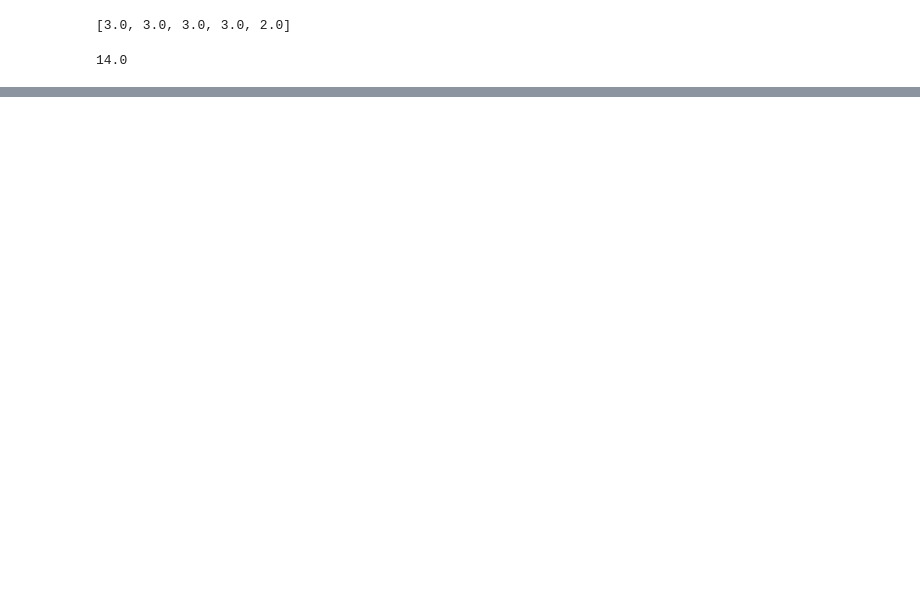
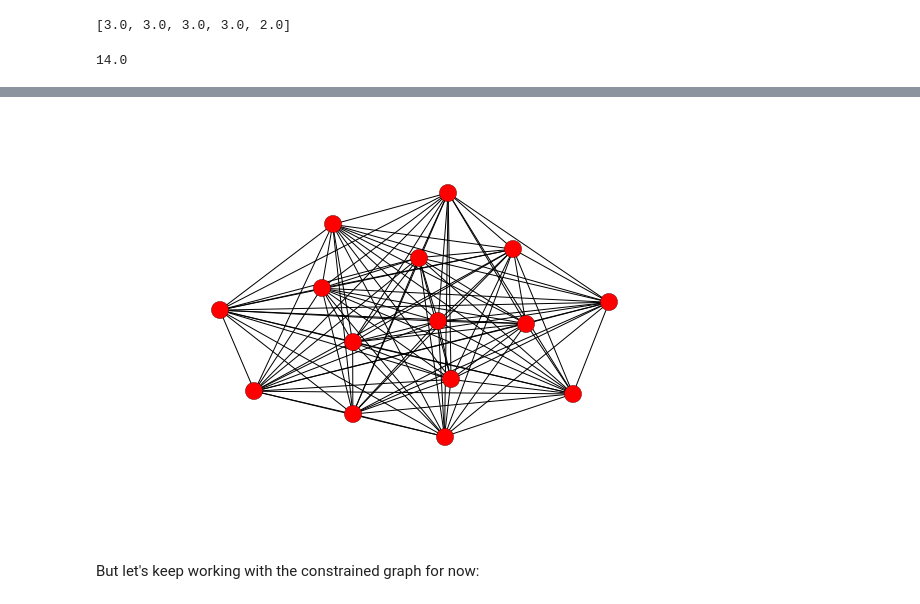
Before and after one commit to dhuppenkothen/AstroChairs, a Jupyter notebook: GraphicalConferenceSessions.ipynb, the cells around one changed output, grey strips where cells are left out. Drawn from its saved outputs; the diff is of its cells as text; code cells hidden in the pictures; blank space fills up the shorter version.

```diff
--- a/GraphicalConferenceSessions.ipynb
+++ b/GraphicalConferenceSessions.ipynb
@@ -970,0 +982,10 @@ That seems like it would take a long time.
+# %%
+G.remove_edges_from(G.edges())
+G = add_edges(G, labels=["topic1", "topic2"], hard_constraint=False,
+             min_importance=0.0, max_importance=0.9)
+# %%
+nx.draw(G)
+# %% [output]
+[figure, added]
+# %% [markdown]
+But let's keep working with the constrained graph for now:
```
Also changed, not shown: parts of 54 cells of this notebook.
